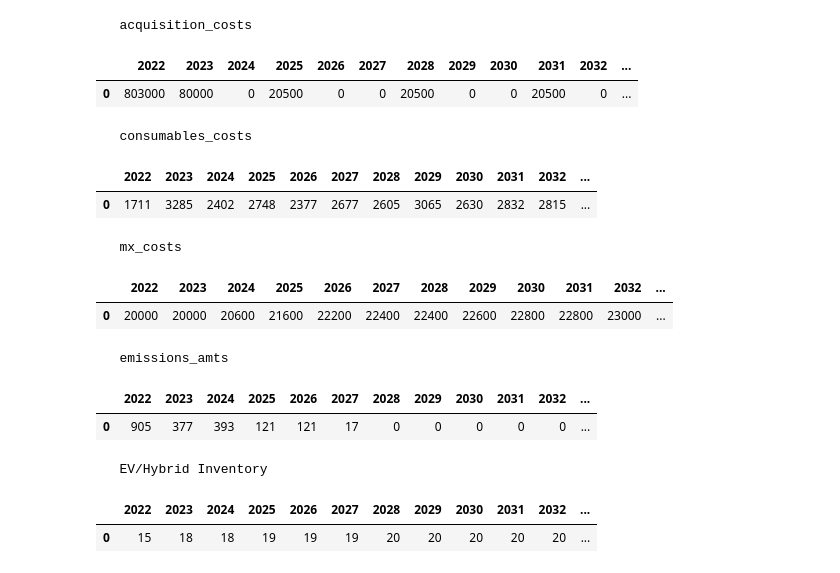
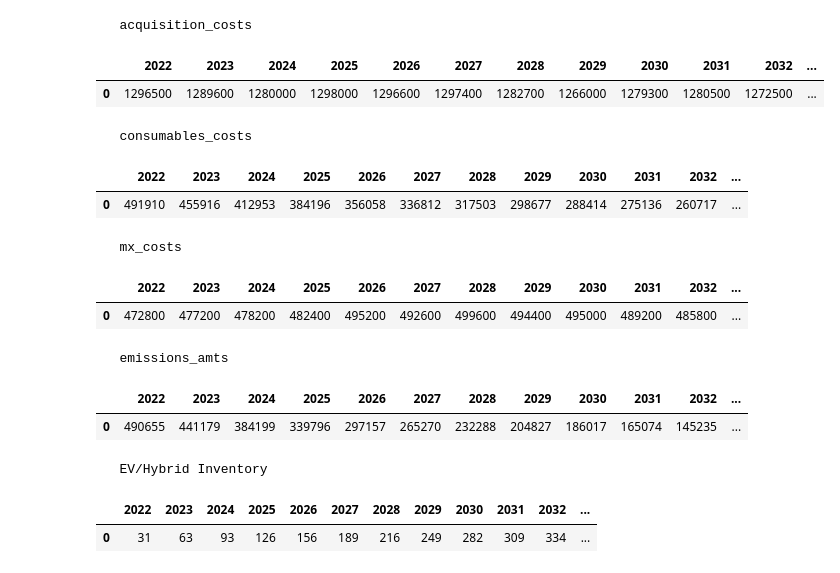
Before and after one commit to evanlynch/green-fleet-replacement-planner, a Jupyter notebook: notebooks/replacement_schedule_mip_dev.ipynb, the cells around one changed output. Saved outputs shown, nothing was run; the diff lists cells and outputs as text; code cells hidden in the pictures.

```diff
--- a/notebooks/replacement_schedule_mip_dev.ipynb
+++ b/notebooks/replacement_schedule_mip_dev.ipynb
@@ -67,4 +45,4 @@ Best objective 3.008740000000e+04, best bound 3.008740000000e+04, gap 0.0000%
 # %%
-end = time.time()
+outputs = MIP_Outputs(data,UI_params)
 print("--- %s seconds ---" % (time.time() - start))
 # %% [output]
@@ -111 +66,8 @@ Option: 2
+# %%
+optimal_obj,optimal_solution = outputs.get_optimal_solution()
+# %%
+alt_solutions = outputs.get_alternative_solutions()
+selected_alternative_solutions = outputs.select_alternative_solutions(alt_solutions,optimal_obj)
+# %%
+options = selected_alternative_solutions
 # %%
@@ -179,35 +134,35 @@ data.groupby(['equipmentid'])[mip.years].sum().replace({0:''})
 # %%
 print('   acquisition_costs')
-pd.DataFrame(pd.DataFrame(options[0,'acquisition_costs'],columns=['vehicle_idx','solution_idx']+mip.years)[mip.years].sum()).T.astype(int)
+pd.DataFrame(pd.DataFrame(options[0,'acquisition_costs'],columns=['vehicle_idx','solution_idx']+inputs.years)[inputs.years].sum()).T.astype(int)
 # %% [output]
    acquisition_costs
 |  | 2022 | 2023 | 2024 | 2025 | 2026 | 2027 | 2028 | 2029 | 2030 | 2031 | 2032 | ... |
-| 0 | 803000 | 80000 | 0 | 20500 | 0 | 0 | 20500 | 0 | 0 | 20500 | 0 | ... |
+| 0 | 1296500 | 1289600 | 1280000 | 1298000 | 1296600 | 1297400 | 1282700 | 1266000 | 1279300 | 1280500 | 1272500 | ... |
 # %%
 print('   consumables_costs')
-pd.DataFrame(pd.DataFrame(options[0,'consumables_costs'],columns=['vehicle_idx','solution_idx']+mip.years)[mip.years].sum()).T.astype(int)
+pd.DataFrame(pd.DataFrame(options[0,'consumables_costs'],columns=['vehicle_idx','solution_idx']+inputs.years)[inputs.years].sum()).T.astype(int)
 # %% [output]
    consumables_costs
 |  | 2022 | 2023 | 2024 | 2025 | 2026 | 2027 | 2028 | 2029 | 2030 | 2031 | 2032 | ... |
-| 0 | 1711 | 3285 | 2402 | 2748 | 2377 | 2677 | 2605 | 3065 | 2630 | 2832 | 2815 | ... |
+| 0 | 491910 | 455916 | 412953 | 384196 | 356058 | 336812 | 317503 | 298677 | 288414 | 275136 | 260717 | ... |
 # %%
 print('   mx_costs')
-pd.DataFrame(pd.DataFrame(options[0,'mx_costs'],columns=['vehicle_idx','solution_idx']+mip.years)[mip.years].sum()).T.astype(int)
+pd.DataFrame(pd.DataFrame(options[0,'mx_costs'],columns=['vehicle_idx','solution_idx']+inputs.years)[inputs.years].sum()).T.astype(int)
 # %% [output]
    mx_costs
 |  | 2022 | 2023 | 2024 | 2025 | 2026 | 2027 | 2028 | 2029 | 2030 | 2031 | 2032 | ... |
-| 0 | 20000 | 20000 | 20600 | 21600 | 22200 | 22400 | 22400 | 22600 | 22800 | 22800 | 23000 | ... |
+| 0 | 472800 | 477200 | 478200 | 482400 | 495200 | 492600 | 499600 | 494400 | 495000 | 489200 | 485800 | ... |
 # %%
 print('   emissions_amts')
-pd.DataFrame(pd.DataFrame(options[0,'emissions_amts'],columns=['vehicle_idx','solution_idx']+mip.years)[mip.years].sum()).T.astype(int)
+pd.DataFrame(pd.DataFrame(options[0,'emissions_amts'],columns=['vehicle_idx','solution_idx']+inputs.years)[inputs.years].sum()).T.astype(int)
 # %% [output]
    emissions_amts
 |  | 2022 | 2023 | 2024 | 2025 | 2026 | 2027 | 2028 | 2029 | 2030 | 2031 | 2032 | ... |
-| 0 | 905 | 377 | 393 | 121 | 121 | 17 | 0 | 0 | 0 | 0 | 0 | ... |
+| 0 | 490655 | 441179 | 384199 | 339796 | 297157 | 265270 | 232288 | 204827 | 186017 | 165074 | 145235 | ... |
 # %%
 print('   EV/Hybrid Inventory')
-pd.DataFrame(pd.DataFrame(options[0,'conversions'],columns=['vehicle_idx','solution_idx']+mip.years)[mip.years].sum()).T.astype(int)
+pd.DataFrame(pd.DataFrame(options[0,'conversions'],columns=['vehicle_idx','solution_idx']+inputs.years)[inputs.years].sum()).T.astype(int)
 # %% [output]
    EV/Hybrid Inventory
 |  | 2022 | 2023 | 2024 | 2025 | 2026 | 2027 | 2028 | 2029 | 2030 | 2031 | 2032 | ... |
-| 0 | 15 | 18 | 18 | 19 | 19 | 19 | 20 | 20 | 20 | 20 | 20 | ... |
+| 0 | 31 | 63 | 93 | 126 | 156 | 189 | 216 | 249 | 282 | 309 | 334 | ... |
```
Also changed, not shown: parts of 25 cells of this notebook, 7 other files.
